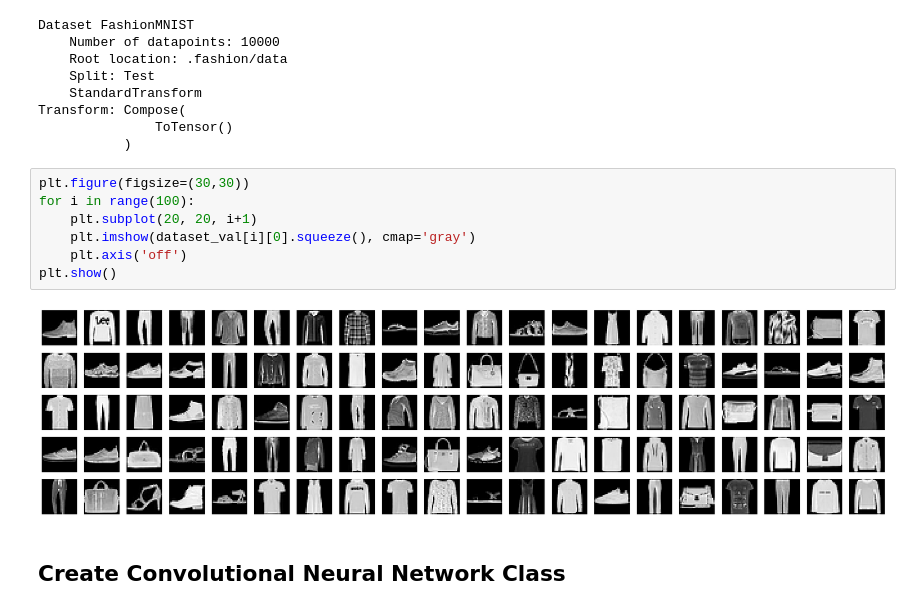
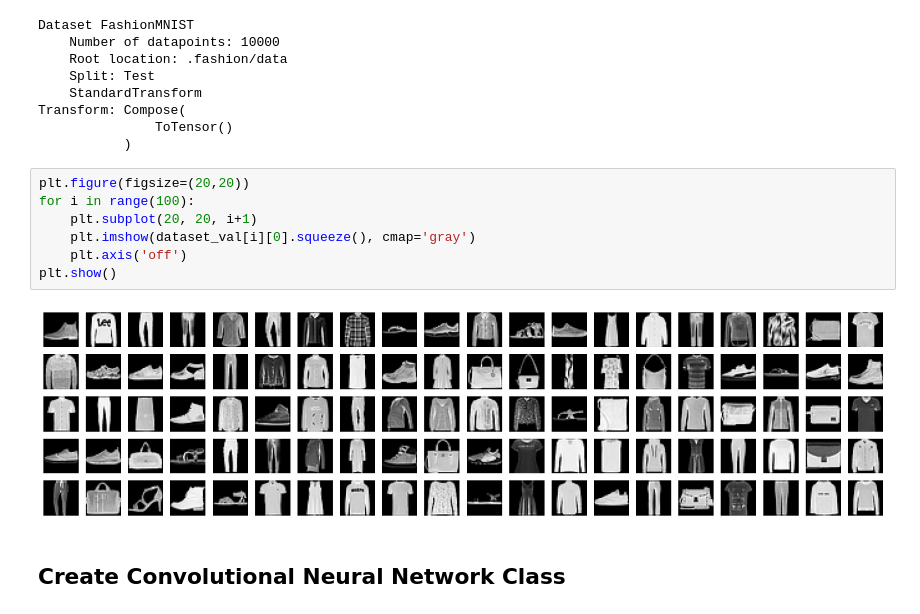
Before and after one commit to rjacaac211/Fashion_MNIST_Image_Classification, a Jupyter notebook: FashionMNIST_PyTorch.ipynb, the cells around one changed output. Drawn from its saved outputs; the diff is of its cells as text.

```diff
--- a/FashionMNIST_PyTorch.ipynb
+++ b/FashionMNIST_PyTorch.ipynb
@@ -64,14 +61,14 @@ Transform: Compose(
                ToTensor()
            )
 # %%
-plt.figure(figsize=(30,30))
+plt.figure(figsize=(20,20))
 for i in range(100):
     plt.subplot(20, 20, i+1)
     plt.imshow(dataset_val[i][0].squeeze(), cmap='gray')
     plt.axis('off')
 plt.show()
 # %% [output]
-[figure, old version]
+[figure, new version]
 # %% [markdown]
 ## Create Convolutional Neural Network Class
 # %% [markdown]
```
Also changed, not shown: parts of 10 cells of this notebook, 6 other files.
